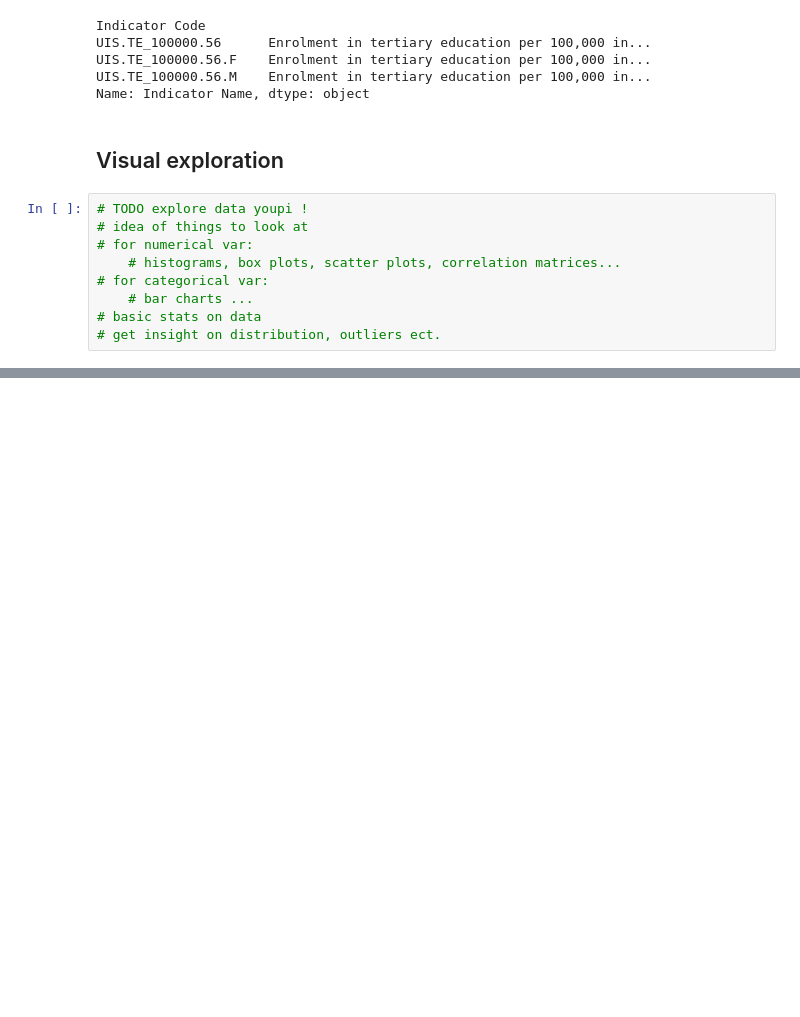
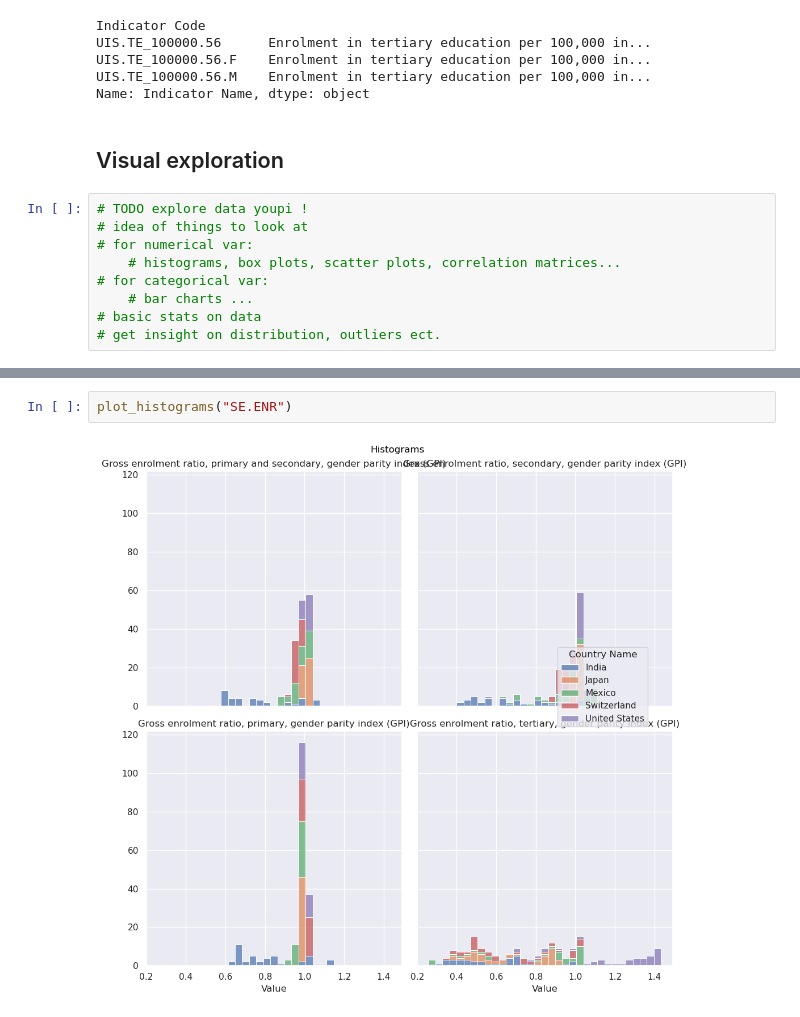
Before and after one commit to com-480-data-visualization/project-2024-school-mappers, a Jupyter notebook: Milestone1.ipynb, the cells around one changed output, grey strips where cells are left out. Drawn from its saved outputs; the diff is of its cells as text; blank space fills up the shorter version.

Commit message:
Made graphs

```diff
--- a/Milestone1.ipynb
+++ b/Milestone1.ipynb
@@ -251,0 +310,4 @@ def plot_years_matrix(group):
+# %%
+plot_histograms("SE.ENR")
+# %% [output]
+[figure, added]
```
Also changed, not shown: parts of 21 cells of this notebook, 10 other files.
